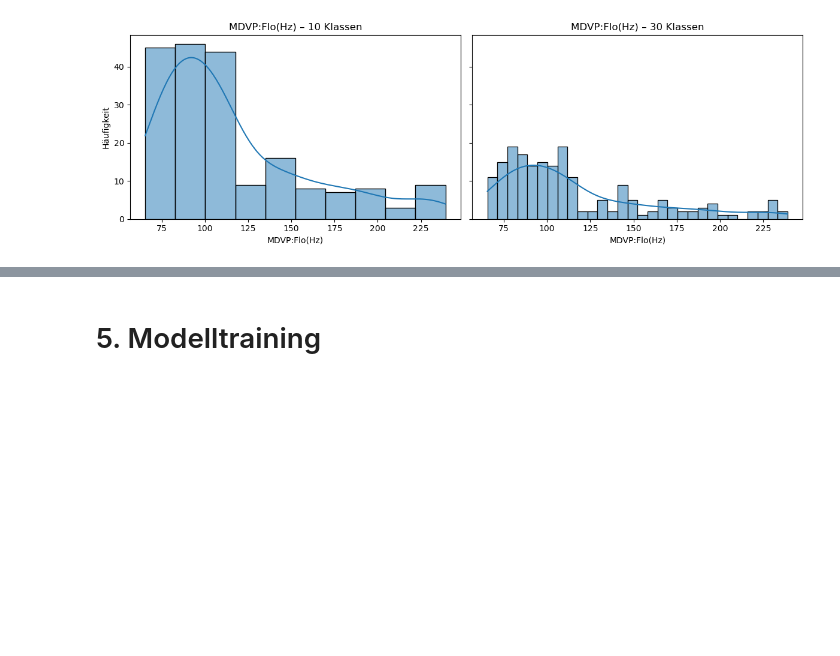
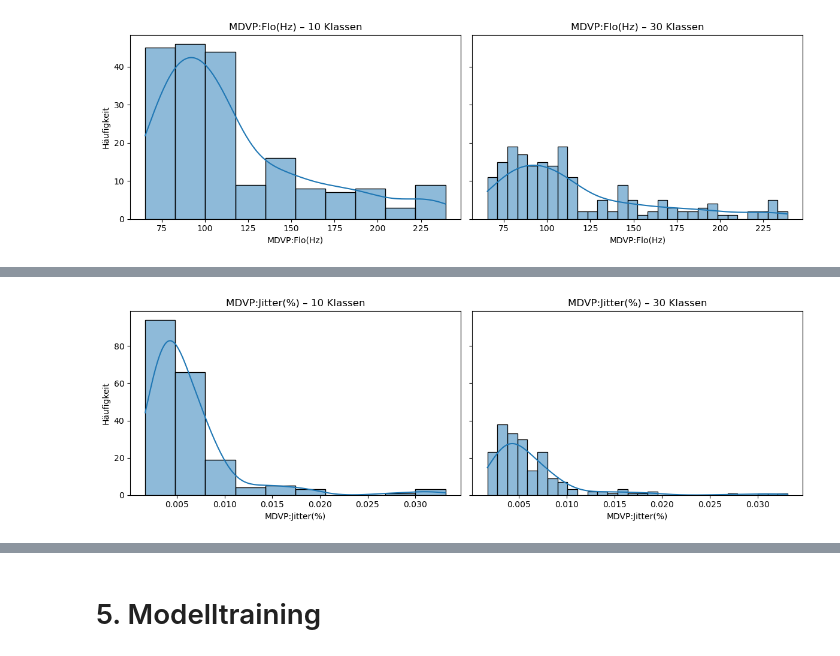
Before and after one commit to annikavanrooijen/Parkinson-Detection, a Jupyter notebook: Semesterprojekt.ipynb, the cells around one changed output, grey strips where cells are left out. Drawn from its saved outputs; the diff is of its cells as text; code cells hidden in the pictures; blank space fills up the shorter version.

```diff
--- a/Semesterprojekt.ipynb
+++ b/Semesterprojekt.ipynb
@@ -415,0 +469,4 @@ plot_histogram_comparison(df, 'MDVP:Flo(Hz)', 10, 30)
+# %%
+plot_histogram_comparison(df, 'MDVP:Jitter(%)', 10, 30)
+# %% [output]
+[figure, added]
```
Also changed, not shown: parts of 27 cells of this notebook.
